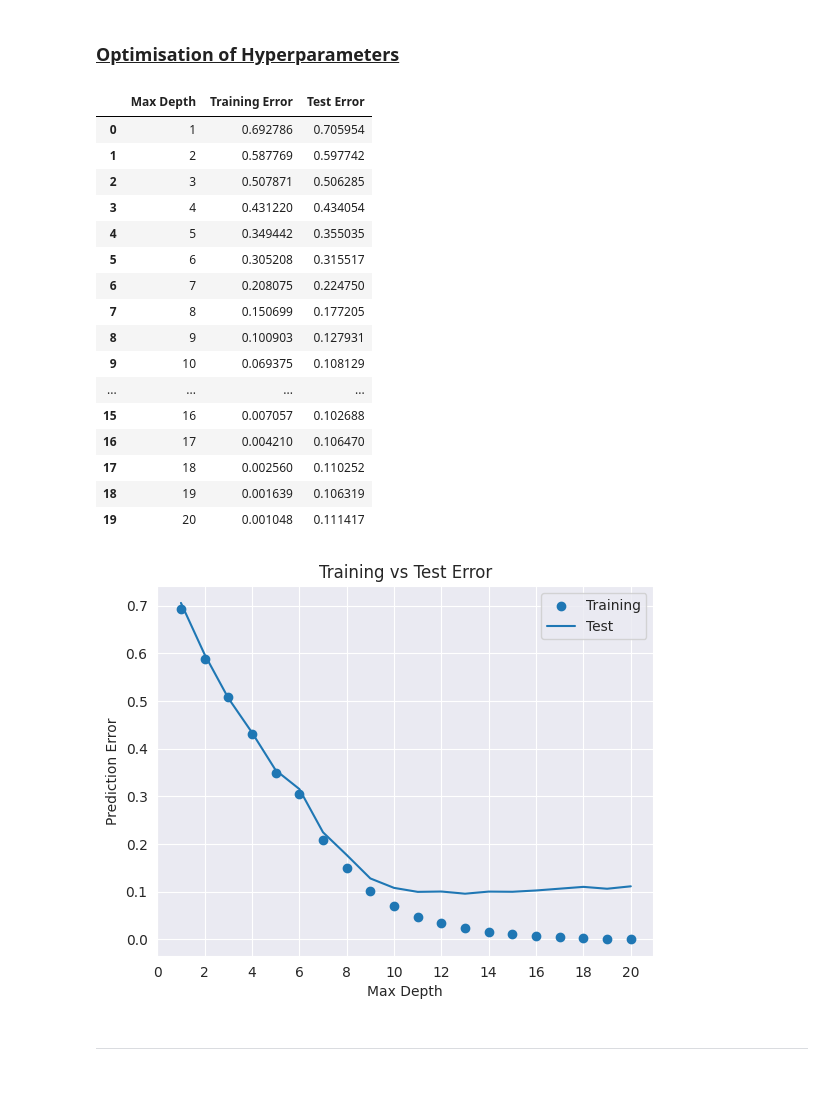
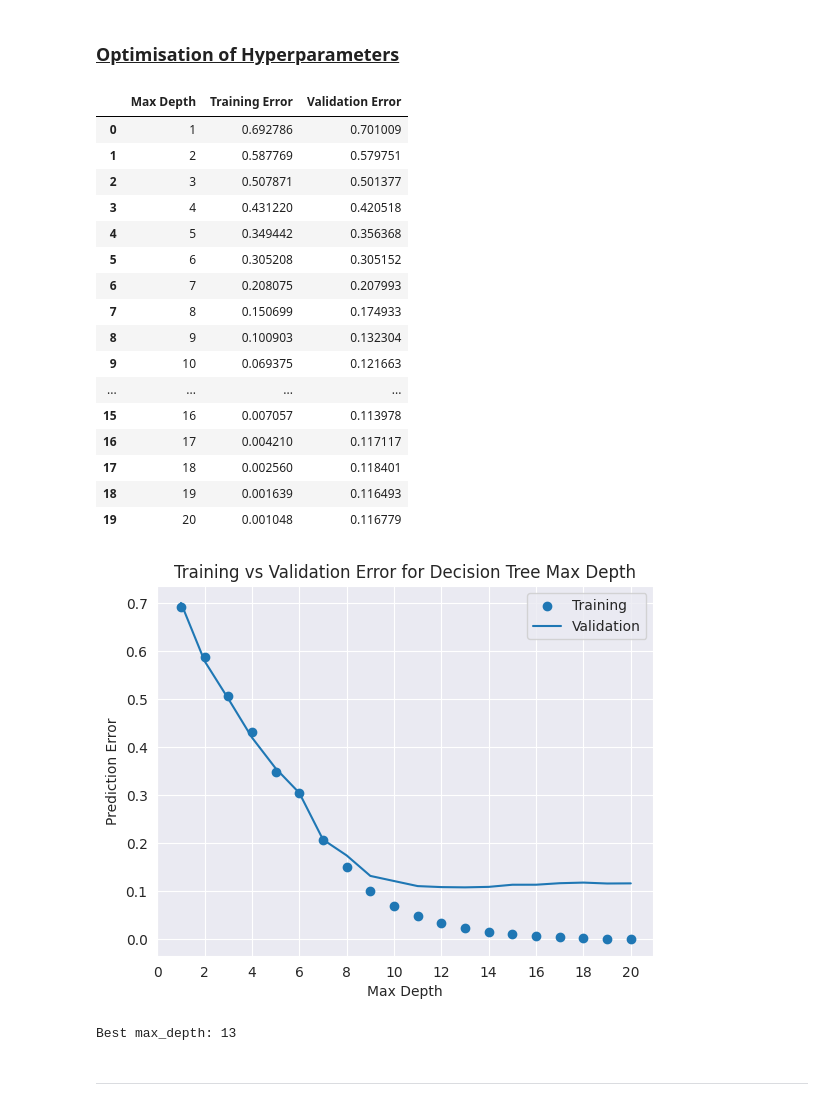
Before and after one commit to sadiam09/Beginner, a Jupyter notebook: Big_Data_Coursework/M32895_Big_Data_Applications.ipynb, the cells around one changed output. Drawn from its saved outputs; the diff is of its cells as text; code cells hidden in the pictures.

Commit message:
Fix decision tree to use validation error instead of test error

```diff
--- a/Big_Data_Coursework/M32895_Big_Data_Applications.ipynb
+++ b/Big_Data_Coursework/M32895_Big_Data_Applications.ipynb
@@ -561,13 +561,13 @@ for Decision Tree Regressor
 Lesson 6.1
 """
 
-# function to return the train and test errors for each max depth value
+# function to return the train and validation errors for each max depth value
 def max_depth_error(md):
     model = DecisionTreeRegressor(max_depth=md, random_state=42) # create model with given max depth
     model.fit(X_train, y_train) # train model
     train_error = 1 - model.score(X_train, y_train) # calculate train error
-    test_error = 1 - model.score(X_test, y_test) # calculate test error
-    return {'Max Depth': md, 'Training Error': train_error, 'Test Error': test_error} # return results
+    val_error = 1 - model.score(X_val, y_val) # calculate validation error
+    return {'Max Depth': md, 'Training Error': train_error, 'Validation Error': val_error} # return results
 # %%
 # loop through max depth values from 1 to 20
 errors_list = []  # empty list to store results
@@ -579,36 +579,41 @@ for md in range(1, 21):
 errors_df = pd.DataFrame(errors_list) # convert to dataframe
 errors_df # display results
 # %% [output]
-|  | Max Depth | Training Error | Test Error |
-| 0 | 1 | 0.692786 | 0.705954 |
-| 1 | 2 | 0.587769 | 0.597742 |
-| 2 | 3 | 0.507871 | 0.506285 |
-| 3 | 4 | 0.431220 | 0.434054 |
-| 4 | 5 | 0.349442 | 0.355035 |
-| 5 | 6 | 0.305208 | 0.315517 |
-| 6 | 7 | 0.208075 | 0.224750 |
-| 7 | 8 | 0.150699 | 0.177205 |
-| 8 | 9 | 0.100903 | 0.127931 |
-| 9 | 10 | 0.069375 | 0.108129 |
+|  | Max Depth | Training Error | Validation Error |
+| 0 | 1 | 0.692786 | 0.701009 |
+| 1 | 2 | 0.587769 | 0.579751 |
+| 2 | 3 | 0.507871 | 0.501377 |
+| 3 | 4 | 0.431220 | 0.420518 |
+| 4 | 5 | 0.349442 | 0.356368 |
+| 5 | 6 | 0.305208 | 0.305152 |
+| 6 | 7 | 0.208075 | 0.207993 |
+| 7 | 8 | 0.150699 | 0.174933 |
+| 8 | 9 | 0.100903 | 0.132304 |
+| 9 | 10 | 0.069375 | 0.121663 |
 | ... | ... | ... | ... |
-| 15 | 16 | 0.007057 | 0.102688 |
-| 16 | 17 | 0.004210 | 0.106470 |
-| 17 | 18 | 0.002560 | 0.110252 |
-| 18 | 19 | 0.001639 | 0.106319 |
-| 19 | 20 | 0.001048 | 0.111417 |
+| 15 | 16 | 0.007057 | 0.113978 |
+| 16 | 17 | 0.004210 | 0.117117 |
+| 17 | 18 | 0.002560 | 0.118401 |
+| 18 | 19 | 0.001639 | 0.116493 |
+| 19 | 20 | 0.001048 | 0.116779 |
 # %%
-# plot training vs test error for each max depth value
+# plot training vs validation error for each max depth value
 plt.figure()
 plt.scatter(errors_df['Max Depth'], errors_df['Training Error']) # plot training error
-plt.plot(errors_df['Max Depth'], errors_df['Test Error']) # plot test error
-plt.title('Training vs Test Error')
+plt.plot(errors_df['Max Depth'], errors_df['Validation Error']) # plot validation error
+plt.title('Training vs Validation Error for Decision Tree Max Depth')
 plt.xticks(range(0, 21, 2)) # x axis ticks
 plt.xlabel('Max Depth')
 plt.ylabel('Prediction Error')
-plt.legend(['Training', 'Test'])
+plt.legend(['Training', 'Validation'])
 plt.show() # display chart
 # %% [output]
-[figure, old version]
+[figure, new version]
+# %%
+best_depth = errors_df.loc[errors_df['Validation Error'].idxmin(), 'Max Depth']
+print("Best max_depth:", best_depth)
+# %% [output]
+Best max_depth: 13
 # %% [markdown]
 ---
 # %% [markdown]
```
Also changed, not shown: parts of 1 cell of this notebook, 1 other file.
